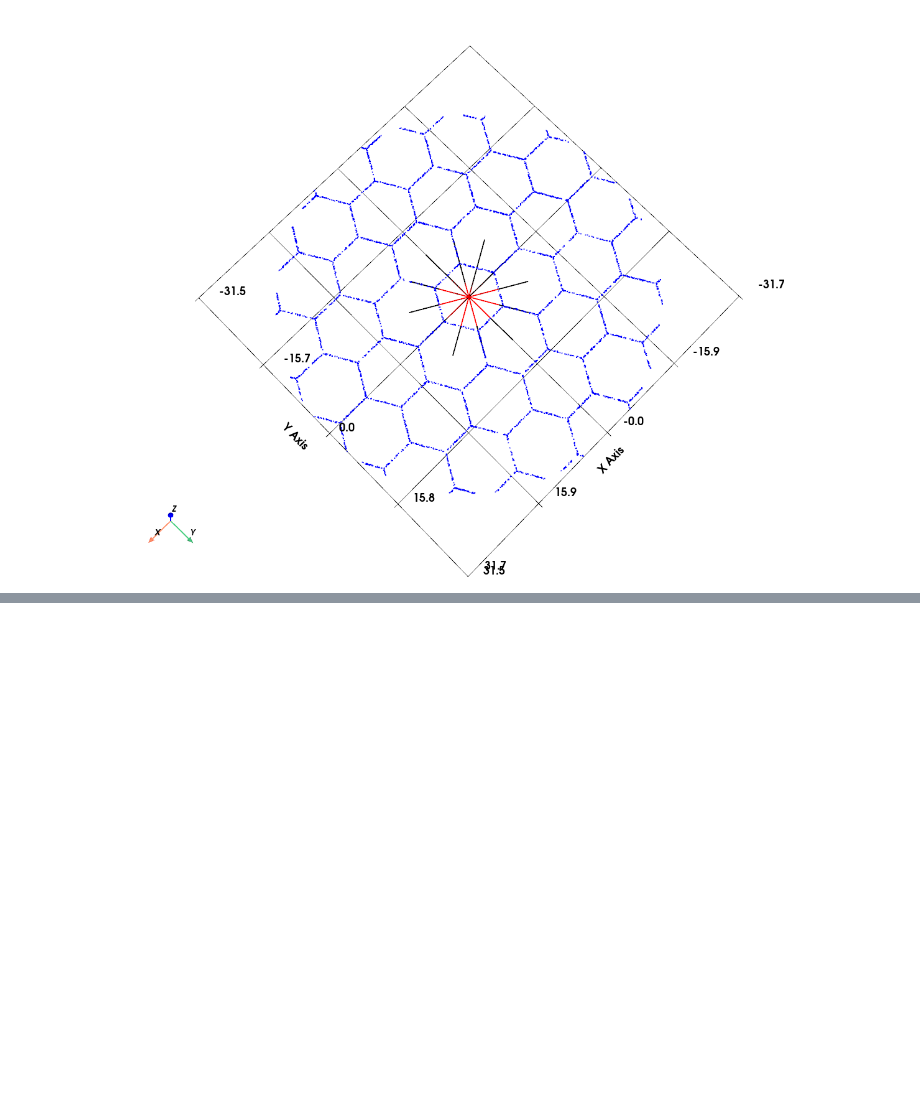
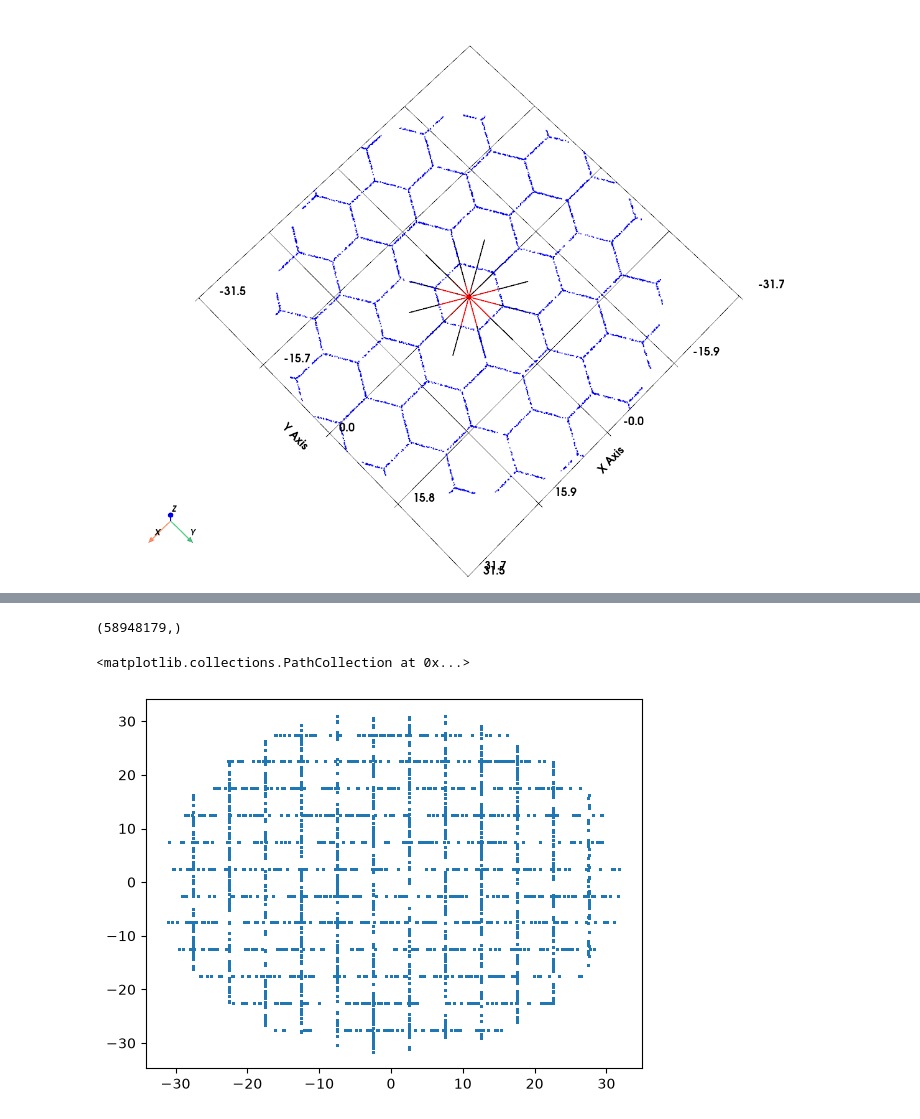
Before and after one commit to rsenaris/cosine, a Jupyter notebook: scripts/geometry_probe_drawing.ipynb, the cells around one changed output, grey strips where cells are left out. Cells and saved outputs as stored; diff of their text form; code cells hidden in the pictures; blank space fills up the shorter version.

```diff
--- a/scripts/geometry_probe_drawing.ipynb
+++ b/scripts/geometry_probe_drawing.ipynb
@@ -109,0 +156,13 @@ plt.show()
+# %%
+mesh_cath_poss = full_data_reading_wo_pd('../out/mesh_cathode_probe', 'volume_changes')
+# %%
+x_mesh = mesh_cath_poss['pre_x']
+y_mesh = mesh_cath_poss['pre_y']
+print(x_mesh.shape)
+# %% [output]
+(58948179,)
+# %%
+plt.scatter(x_mesh, y_mesh, s=1)
+# %% [output]
+<matplotlib.collections.PathCollection at 0x...>
+[figure, added]
```
Also changed, not shown: parts of 3 cells of this notebook, 4 other files.
